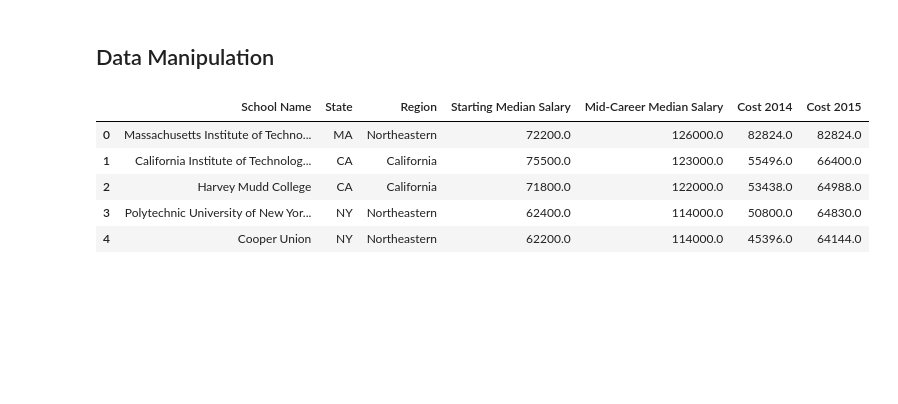
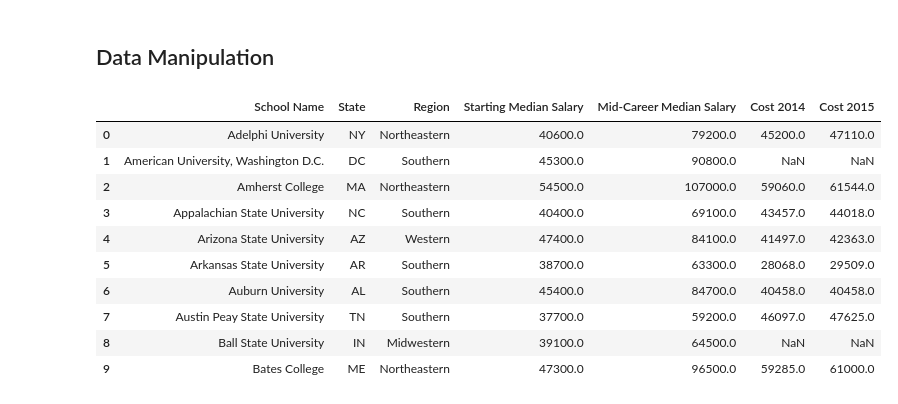
Before and after one commit to clkessler220/project-1-team-5, a Jupyter notebook: TeamProject1.ipynb, the cells around one changed output. Saved outputs shown, nothing was run; the diff lists cells and outputs as text; code cells hidden in the pictures; blank space fills up the shorter version.

```diff
--- a/TeamProject1.ipynb
+++ b/TeamProject1.ipynb
@@ -48,11 +71,11 @@ region_data.head()
 # %%
-# Merge college data and region data dataframes
-merged_data = pd.merge(college_data, region_data, how='right', on=['School Name',
-                'Starting Median Salary',
-                'Mid-Career Median Salary',
-                'Mid-Career 10th Percentile Salary',
-                'Mid-Career 25th Percentile Salary',
-                'Mid-Career 75th Percentile Salary',
-                'Mid-Career 90th Percentile Salary'])
+# # Merge college data and region data dataframes
+merged_data = pd.merge(region_data, cost_data, how='left', on=('School Name'))
+#                 'Starting Median Salary',
+#                 'Mid-Career Median Salary',
+#                 'Mid-Career 10th Percentile Salary',
+#                 'Mid-Career 25th Percentile Salary',
+#                 'Mid-Career 75th Percentile Salary',
+#                 'Mid-Career 90th Percentile Salary'])
 merged_data.head()
 # %% [output]
@@ -117,0 +113,18 @@ combined_merged_data.head()
+# %%
+##covert data columns to numerical values in order to perform analysis on the data
+# for multiple columns, put them in a list like so:
+#cols = ['col1', 'col2', ..., 'colN']
+
+cols = ['Starting Median Salary',
+        'Mid-Career Median Salary',
+        'Mid-Career 10th Percentile Salary',
+        'Mid-Career 25th Percentile Salary',
+        'Mid-Career 75th Percentile Salary',
+        'Mid-Career 90th Percentile Salary',
+        'Cost 2015', 'Cost 2014']
+merged_data[cols] = merged_data[cols].astype(str)
+
+# pass them to df.replace(), specifying each char and it's replacement:
+merged_data[cols] = merged_data[cols].replace({'\$': '', ',': '', '%': ''}, regex=True)
+merged_data[cols] = merged_data[cols].astype(float)
+merged_data.head()
@@ -151,16 +157,21 @@ combined_merged_data.head()
 ## Data Manipulation
 # %%
 #create a dataframe for the data i want to analyze
-regionSalary_df = combined_merged_data.loc[:,['School Name','State','Region','Starting Median Salary',
+regionSalary_df = merged_data.loc[:,['School Name','State','Region','Starting Median Salary',
                 'Mid-Career Median Salary','Cost 2014','Cost 2015']]
-regionSalary_df.head()
+regionSalary_df.head(10)
 # %% [output]
 |  | School Name | State | Region | Starting Median Salary | Mid-Career Median Salary | Cost 2014 | Cost 2015 |
-| 0 | Massachusetts Institute of Techno... | MA | Northeastern | 72200.0 | 126000.0 | 82824.0 | 82824.0 |
-| 1 | California Institute of Technolog... | CA | California | 75500.0 | 123000.0 | 55496.0 | 66400.0 |
-| 2 | Harvey Mudd College | CA | California | 71800.0 | 122000.0 | 53438.0 | 64988.0 |
-| 3 | Polytechnic University of New Yor... | NY | Northeastern | 62400.0 | 114000.0 | 50800.0 | 64830.0 |
-| 4 | Cooper Union | NY | Northeastern | 62200.0 | 114000.0 | 45396.0 | 64144.0 |
+| 0 | Adelphi University | NY | Northeastern | 40600.0 | 79200.0 | 45200.0 | 47110.0 |
+| 1 | American University, Washington D.C. | DC | Southern | 45300.0 | 90800.0 | NaN | NaN |
+| 2 | Amherst College | MA | Northeastern | 54500.0 | 107000.0 | 59060.0 | 61544.0 |
+| 3 | Appalachian State University | NC | Southern | 40400.0 | 69100.0 | 43457.0 | 44018.0 |
+| 4 | Arizona State University | AZ | Western | 47400.0 | 84100.0 | 41497.0 | 42363.0 |
+| 5 | Arkansas State University | AR | Southern | 38700.0 | 63300.0 | 28068.0 | 29509.0 |
+| 6 | Auburn University | AL | Southern | 45400.0 | 84700.0 | 40458.0 | 40458.0 |
+| 7 | Austin Peay State University | TN | Southern | 37700.0 | 59200.0 | 46097.0 | 47625.0 |
+| 8 | Ball State University | IN | Midwestern | 39100.0 | 64500.0 | NaN | NaN |
+| 9 | Bates College | ME | Northeastern | 47300.0 | 96500.0 | 59285.0 | 61000.0 |
 # %%
 # regionSalary_df.hist()
 # plt.show()
```
Also changed, not shown: parts of 22 cells of this notebook, 6 other files.
